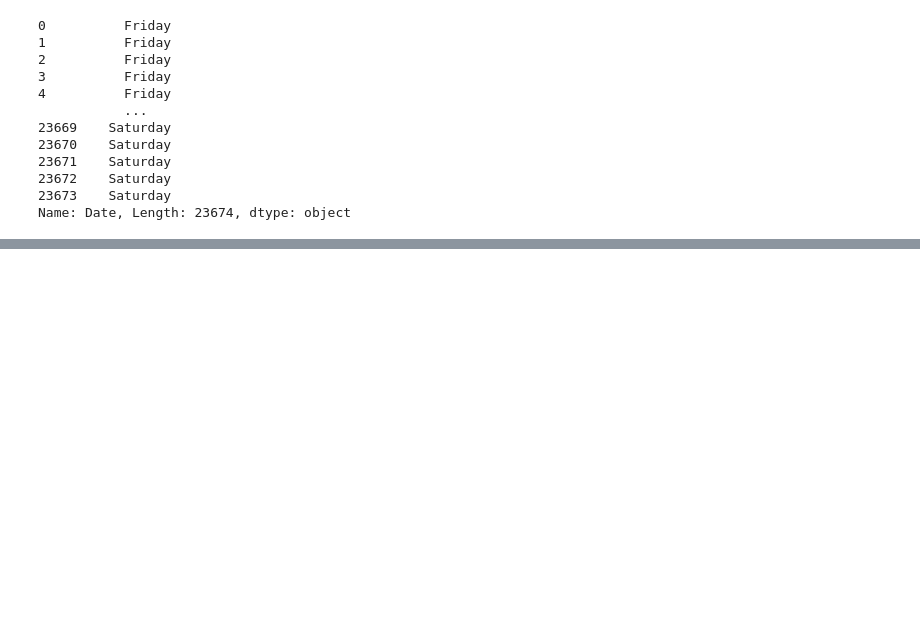
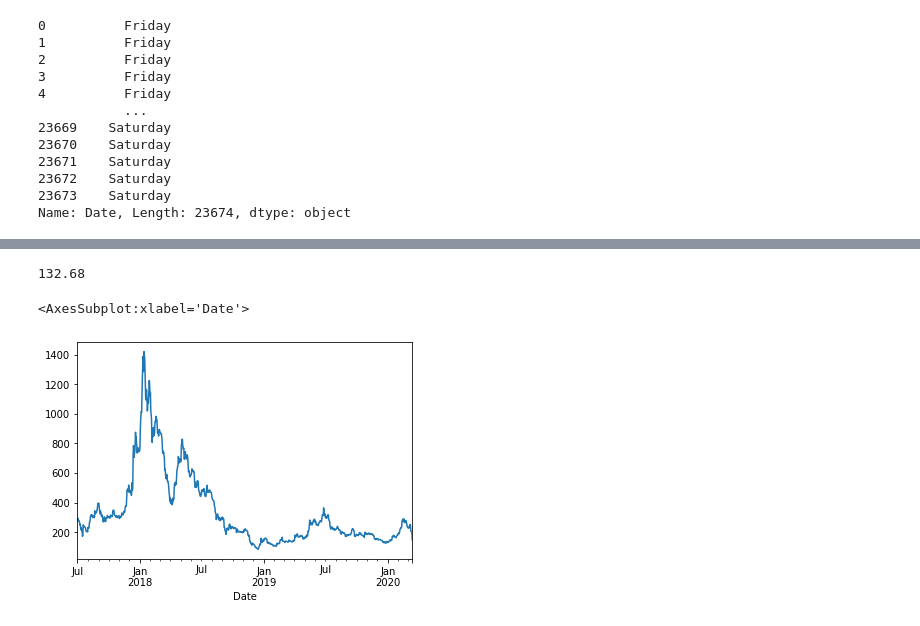
Before and after one commit to nischalstha9/PythonPandasBeginner, a Jupyter notebook: Working With DateTime.ipynb, the cells around one changed output, grey strips where cells are left out. Cells and saved outputs as stored; diff of their text form; code cells hidden in the pictures; blank space fills up the shorter version.

```diff
--- a/Working With DateTime.ipynb
+++ b/Working With DateTime.ipynb
@@ -123 +143,5 @@ df.drop('DayOfWeek',axis=1,inplace=True)
+# %%
+df['Month']=df['Date'].dt.month_name()
+# %%
+df['Year']=df['Date'].dt.year
 # %%
@@ -138,0 +179,2 @@ df
+# %%
+df.set_index('Date', inplace=True)
@@ -138,0 +216,6 @@ df
+# %%
+high_d = df['High'].resample('D').max()
+# %%
+high_d['2020-01-01']
+# %% [output]
+132.68
@@ -138,0 +224,5 @@ df
+# %%
+high_d.plot()
+# %% [output]
+<AxesSubplot:xlabel='Date'>
+[figure, added]
```
Also changed, not shown: parts of 16 cells of this notebook, 1 other file.
